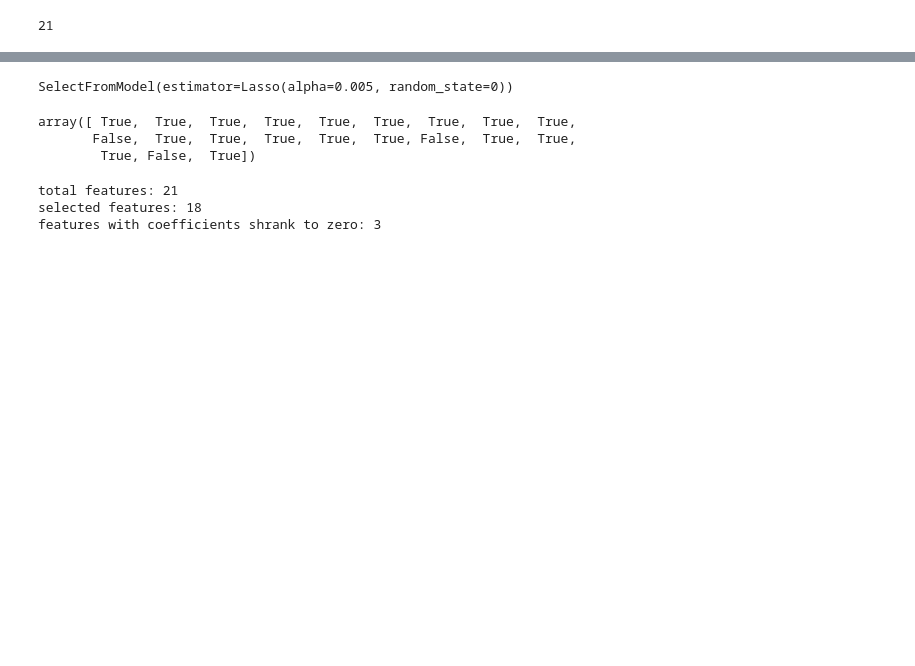
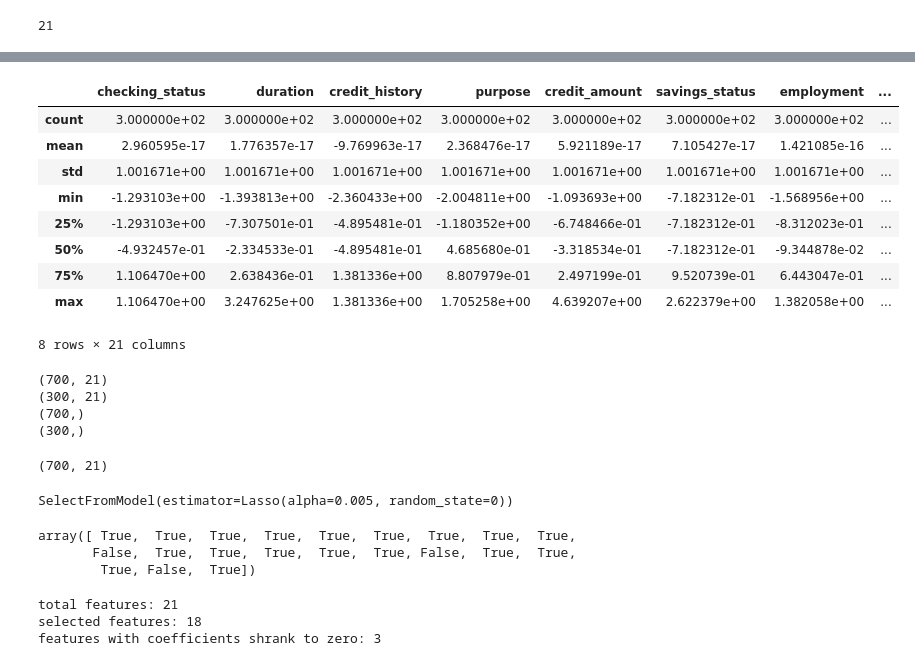
Before and after one commit to omoniyitoluwani35/Credit-Card-Classication-kaggle, a Jupyter notebook: Credit Card Classification .ipynb, the cells around one changed output, grey strips where cells are left out. Drawn from its saved outputs; the diff is of its cells as text; code cells hidden in the pictures; blank space fills up the shorter version.

```diff
--- a/Credit Card Classification .ipynb
+++ b/Credit Card Classification .ipynb
@@ -188,0 +209,5 @@ Name: class, dtype: float64
+# %%
+T_scaler = StandardScaler()
+T_scaler = T_scaler.fit_transform(X_test)
+X_test = pd.DataFrame(T_scaler,columns = X_test.columns)
+X_test.head()
@@ -227,3 +240,24 @@ data.head()
+# %%
+X_test.describe()
+# %% [output]
+|  | checking_status | duration | credit_history | purpose | credit_amount | savings_status | employment | ... |
+| count | 3.000000e+02 | 3.000000e+02 | 3.000000e+02 | 3.000000e+02 | 3.000000e+02 | 3.000000e+02 | 3.000000e+02 | ... |
+| mean | 2.960595e-17 | 1.776357e-17 | -9.769963e-17 | 2.368476e-17 | 5.921189e-17 | 7.105427e-17 | 1.421085e-16 | ... |
+| std | 1.001671e+00 | 1.001671e+00 | 1.001671e+00 | 1.001671e+00 | 1.001671e+00 | 1.001671e+00 | 1.001671e+00 | ... |
+| min | -1.293103e+00 | -1.393813e+00 | -2.360433e+00 | -2.004811e+00 | -1.093693e+00 | -7.182312e-01 | -1.568956e+00 | ... |
+| 25% | -1.293103e+00 | -7.307501e-01 | -4.895481e-01 | -1.180352e+00 | -6.748466e-01 | -7.182312e-01 | -8.312023e-01 | ... |
+| 50% | -4.932457e-01 | -2.334533e-01 | -4.895481e-01 | 4.685680e-01 | -3.318534e-01 | -7.182312e-01 | -9.344878e-02 | ... |
+| 75% | 1.106470e+00 | 2.638436e-01 | 1.381336e+00 | 8.807979e-01 | 2.497199e-01 | 9.520739e-01 | 6.443047e-01 | ... |
+| max | 1.106470e+00 | 3.247625e+00 | 1.381336e+00 | 1.705258e+00 | 4.639207e+00 | 2.622379e+00 | 1.382058e+00 | ... |
+8 rows × 21 columns
+# %%
+for i in [X_train, X_test, y_train, y_test]:
+    print (i.shape)
+# %% [output]
+(700, 21)
+(300, 21)
+(700,)
+(300,)
 # %%
 # for faeture selection
 from sklearn.linear_model import Lasso
@@ -233,2 +267,6 @@ from sklearn.feature_selection import SelectFromModel
 pd.pandas.set_option('display.max_columns', None)
+# %%
+X_train.shape
+# %% [output]
+(700, 21)
 # %%
```
Also changed, not shown: parts of 33 cells of this notebook.
